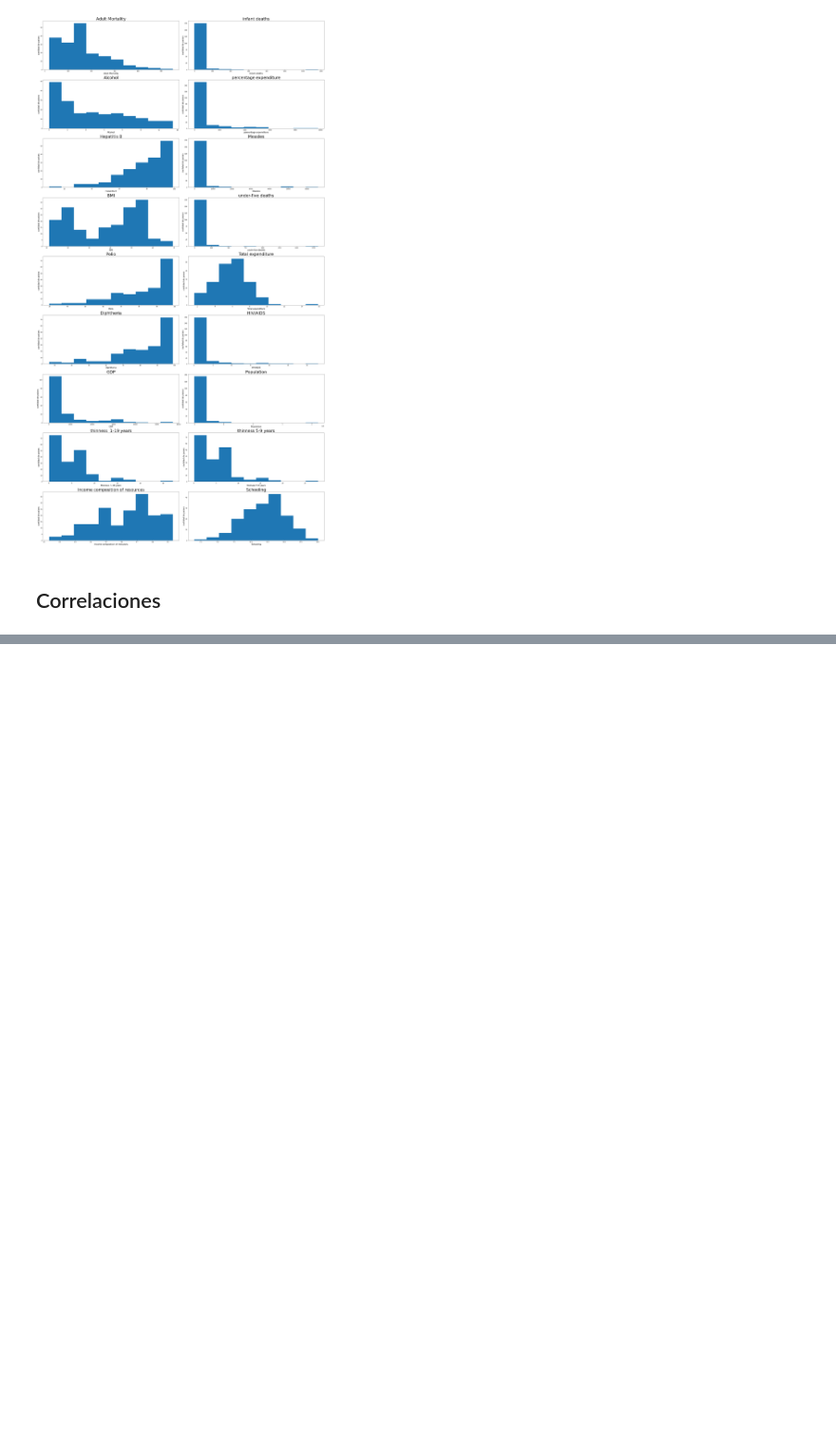
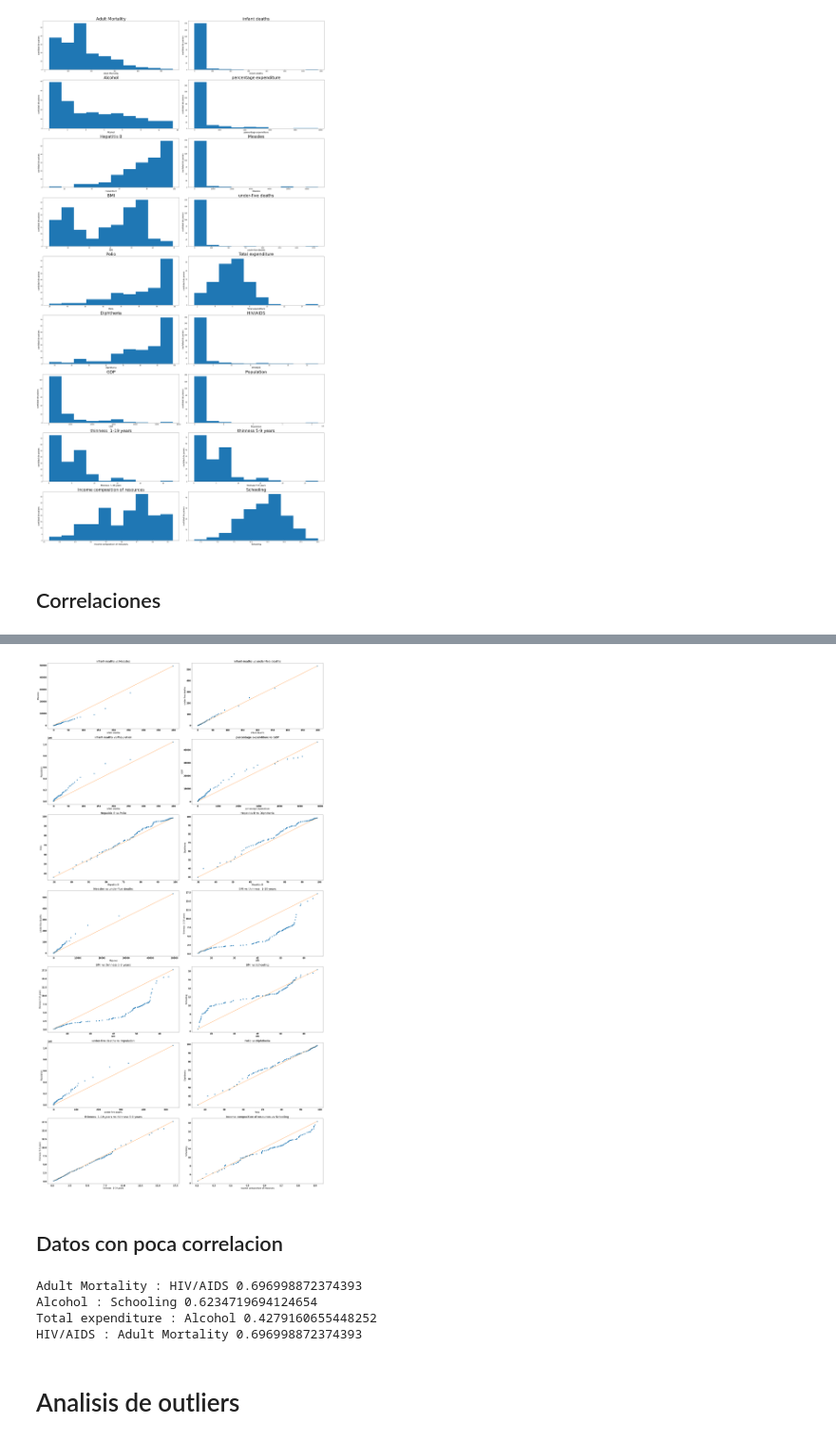
Before and after one commit to facutotaro/metnum-tp3, a Jupyter notebook: EDA/EDA.ipynb, the cells around one changed output, grey strips where cells are left out. Shown at 95% size. Drawn from its saved outputs; the diff is of its cells as text; code cells hidden in the pictures; blank space fills up the shorter version.

```diff
--- a/EDA/EDA.ipynb
+++ b/EDA/EDA.ipynb
@@ -323,0 +338,3 @@ plt.show()
+# %%
+df_corr = df.corr()
+df_corr
@@ -323,0 +361,14 @@ plt.show()
+# %%
+columns = df.columns[3:-1]
+
+pares_corr = []
+
+for cc in columns:
+
+    for cf in columns:
+
+        if abs(df_corr[cc][cf]) > 0.7 and cc != cf and not((cf,cc) in pares_corr):
+
+            pares_corr.append((cc,cf))
+
+            print(cc + " - " + cf + " : " + str(df_corr[cc][cf]))
@@ -323,0 +390,50 @@ plt.show()
+# %%
+plt.figure(figsize = (30, 55))
+
+x = 7
+y = 2
+
+for j in range(y):
+
+    for i in range(x):
+
+        plt.subplot(x, y, i + 1 + (x * j))
+        pretty_qqplot(df, pares_corr[(j*x) + i][0], pares_corr[(j*x) + i][1])
+
+plt.tight_layout()
+plt.show()
+# %% [output]
+[figure, added]
+# %% [markdown]
+## Datos con poca correlacion
+# %%
+columns = df.columns[3:-1]
+
+no_corr = []
+
+for cc in columns:
+
+    res = True
+    maximo = 0
+    cf_max = ""
+
+    for cf in columns:
+
+        if abs(df_corr[cc][cf]) > 0.7 and cc != cf: res = False
+        if abs(df_corr[cc][cf]) > maximo and cc != cf:
+
+            maximo = df_corr[cc][cf]
+            cf_max = cf
+
+    if res:
+
+        no_corr.append(cc)
+
+        print(cc + " : " + cf_max + " " + str(maximo))
+# %% [output]
+Adult Mortality : HIV/AIDS 0.696998872374393
+Alcohol : Schooling 0.6234719694124654
+Total expenditure : Alcohol 0.4279160655448252
+HIV/AIDS : Adult Mortality 0.696998872374393
+# %% [markdown]
+# Analisis de outliers
```
Also changed, not shown: parts of 11 cells of this notebook, 1 other file.
